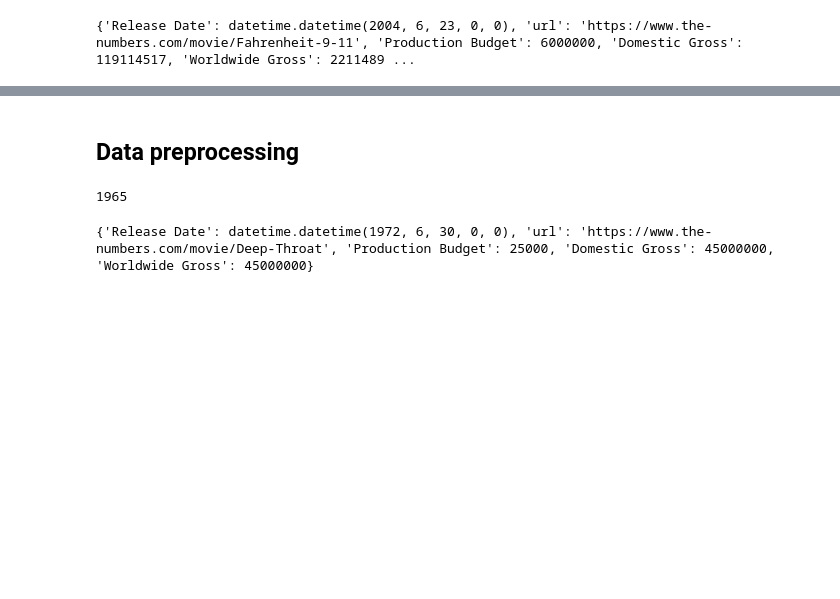
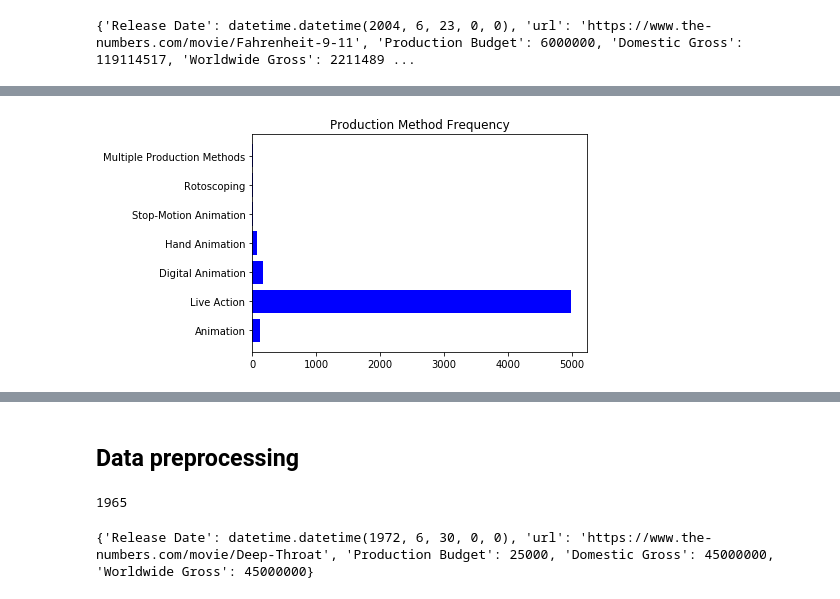
Before and after one commit to yuechaohou/PDS, a Jupyter notebook: feature_selection/Feature Selection.ipynb, the cells around one changed output, grey strips where cells are left out. Cells and saved outputs as stored; diff of their text form; code cells hidden in the pictures; blank space fills up the shorter version.

```diff
--- a/feature_selection/Feature Selection.ipynb
+++ b/feature_selection/Feature Selection.ipynb
@@ -27,0 +56,9 @@ print(name_info['Fahrenheit 9/11(2004)'])
+# %%
+dic=cate_info['Production Method']
+name_list =  list(dic.keys())
+num_list = [len(a) for a in dic.values()]
+plt.barh(range(len(num_list)), num_list,fc='b',tick_label=name_list)
+plt.title('Production Method Frequency')
+plt.show()
+# %% [output]
+[figure, added]
```
Also changed, not shown: parts of 11 cells of this notebook.
